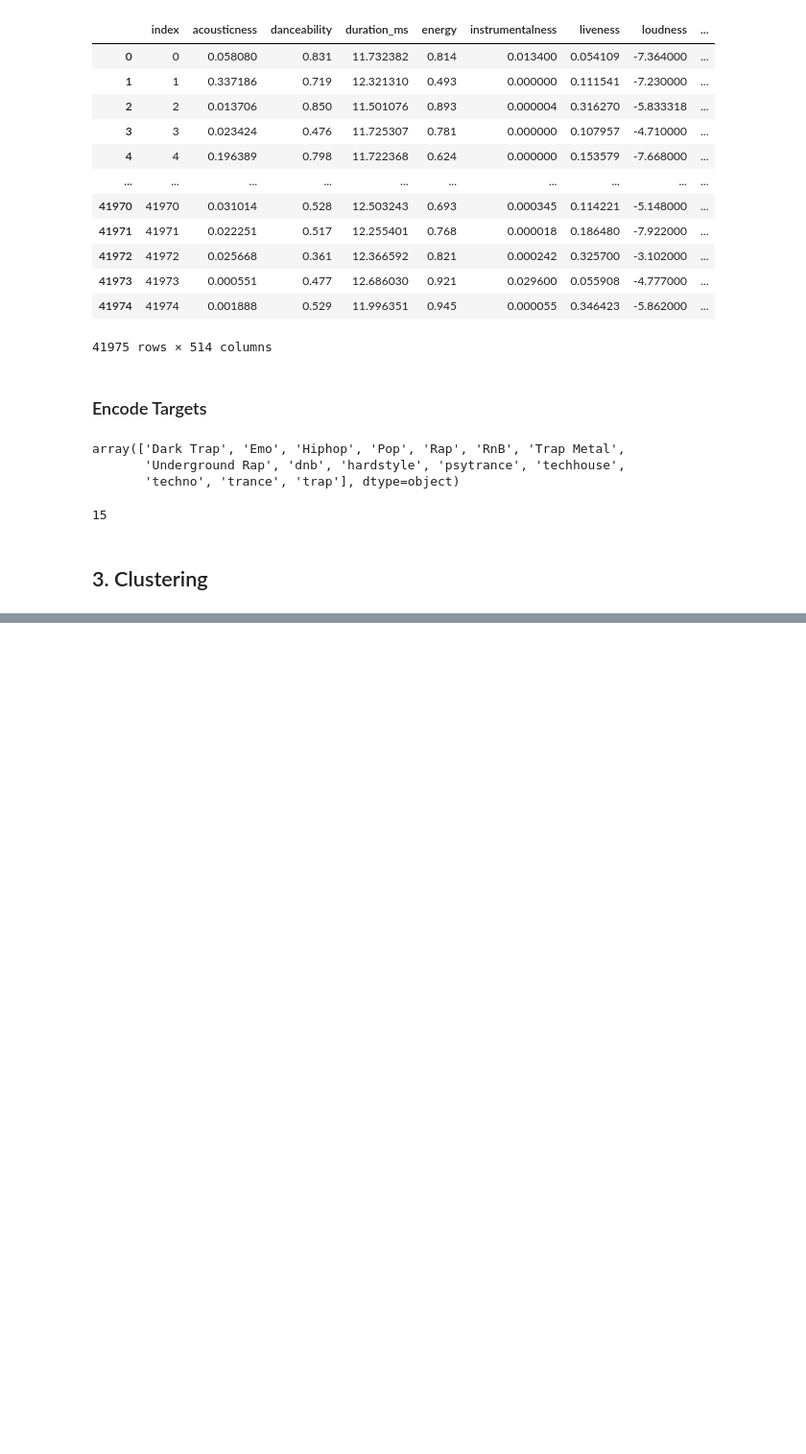
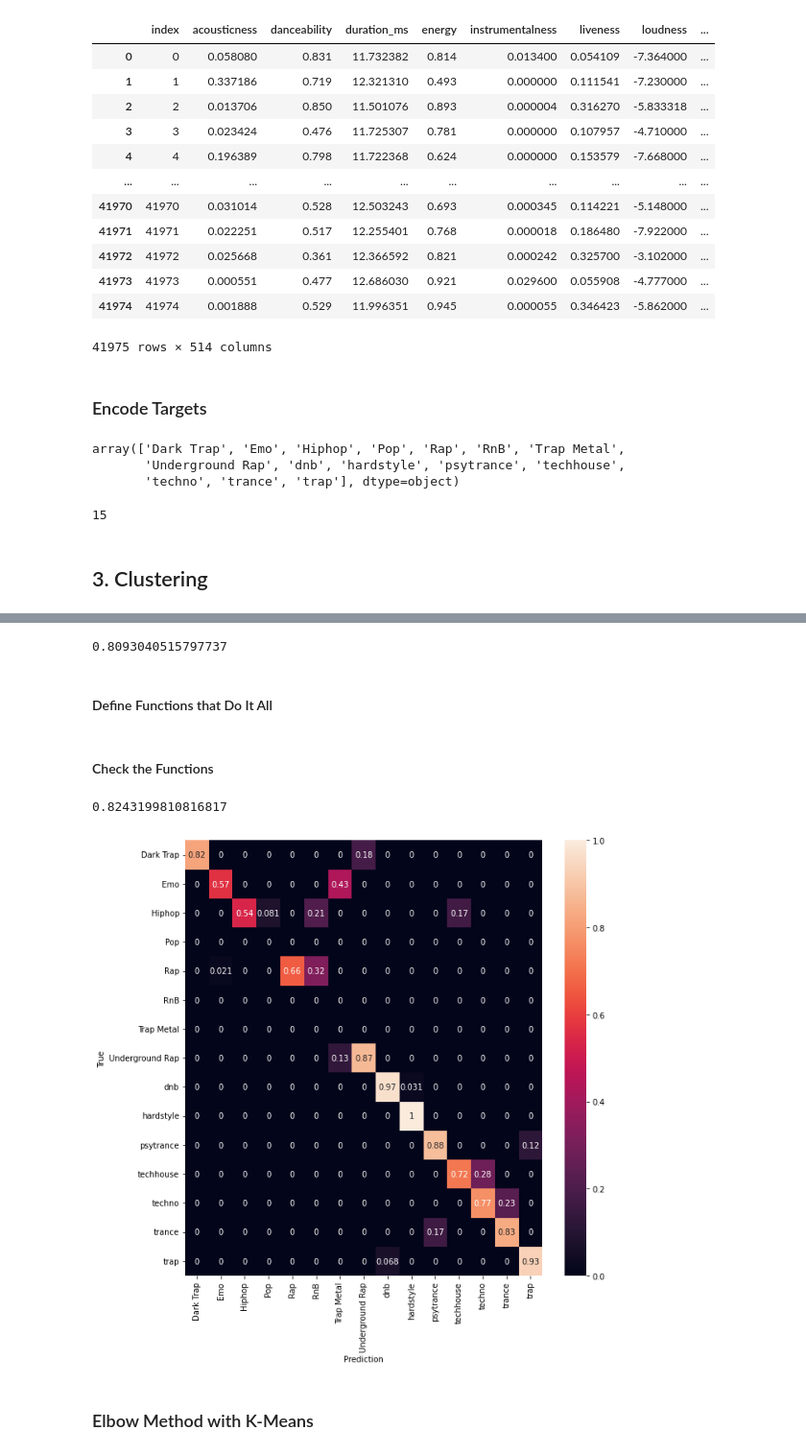
Before and after one commit to mxagar/music_genre_classification, a Jupyter notebook: data_analysis/UnsupervisedLearning.ipynb, the cells around one changed output, grey strips where cells are left out. Shown: that part at 96% size. Drawn from its saved outputs; the diff is of its cells as text; code cells hidden in the pictures; blank space fills up the shorter version.

```diff
--- a/data_analysis/UnsupervisedLearning.ipynb
+++ b/data_analysis/UnsupervisedLearning.ipynb
@@ -478,0 +637,6 @@ sns.heatmap(confusion_matrix(y_trans, y_pred))
+# %%
+precision_recall_fscore_support(genre['true'], genre['prediction'], average='weighted')[2]
+# %% [output]
+0.8093040515797737
+# %% [markdown]
+#### Define Functions that Do It All
@@ -478,0 +675,21 @@ sns.heatmap(confusion_matrix(y_trans, y_pred))
+# %% [markdown]
+#### Check the Functions
+# %%
+# Model
+kmeans = KMeans(n_clusters=15,
+                init='k-means++')
+# Fit dataset
+kmeans.fit(X)
+# Predict
+y_pred = kmeans.predict(X)
+# %%
+# Evaluate
+genre = map_prediction(y_true=y_trans, y_pred=y_pred, class_names=le.classes_)
+f1 = get_f1(genre)
+print(f1)
+plot_confusion_matrix(df=genre, class_names=le.classes_)
+# %% [output]
+0.8243199810816817
+[figure, added]
+# %% [markdown]
+### Elbow Method with K-Means
```
Also changed, not shown: parts of 35 cells of this notebook.
